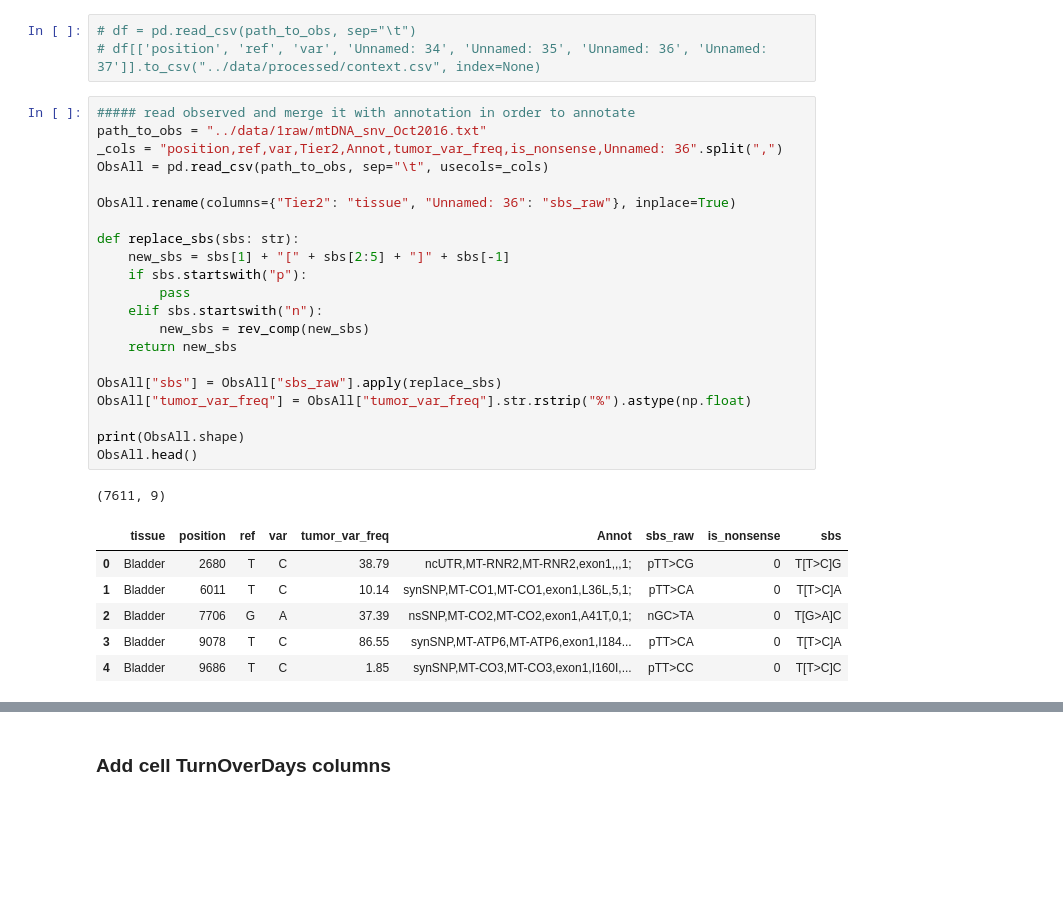
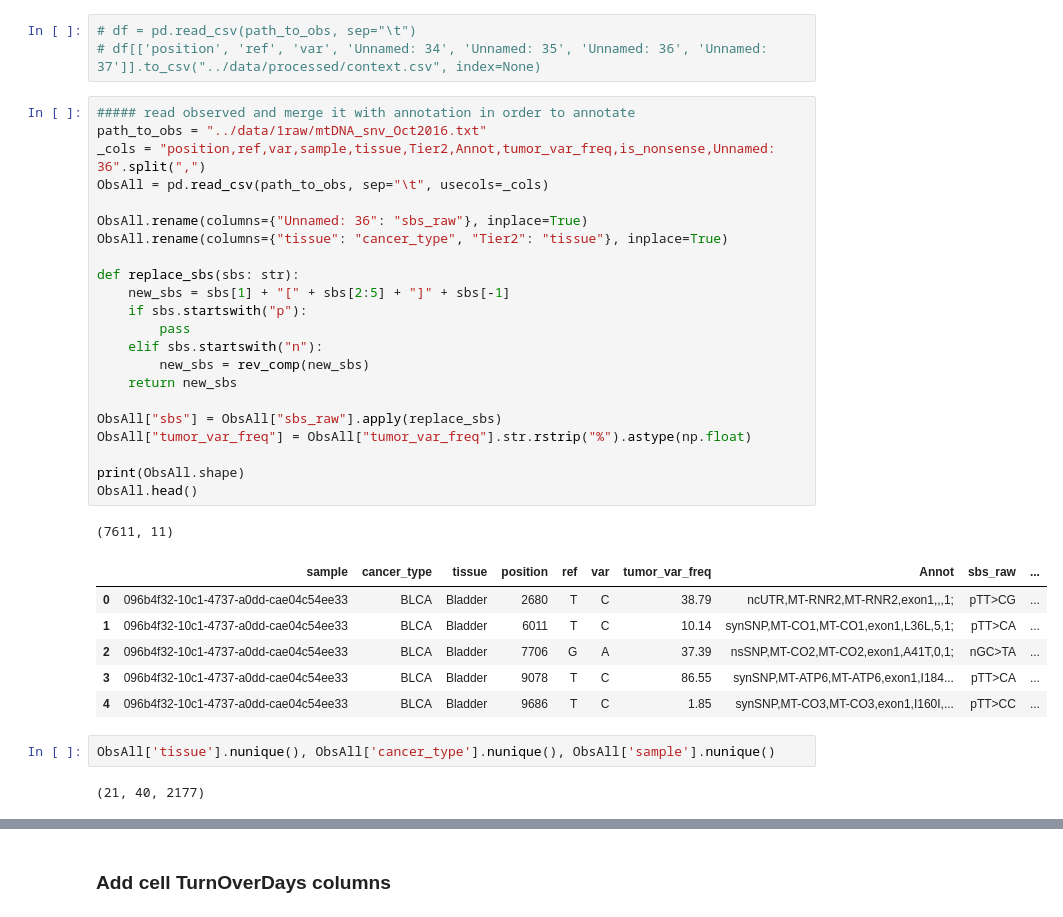
Before and after one commit to mitoclub/mtdnaMutSpecOfCancers, a Jupyter notebook: notebooks/mut_EDA.ipynb, the cells around one changed output, grey strips where cells are left out. Drawn from its saved outputs; the diff is of its cells as text; blank space fills up the shorter version.

Commit message:
add sample and cancer_type columns to mut table

```diff
--- a/notebooks/mut_EDA.ipynb
+++ b/notebooks/mut_EDA.ipynb
@@ -37,29 +37,34 @@ sns.set_style()
 # %%
 ##### read observed and merge it with annotation in order to annotate
 path_to_obs = "../data/1raw/mtDNA_snv_Oct2016.txt"
-_cols = "position,ref,var,Tier2,Annot,tumor_var_freq,is_nonsense,Unnamed: 36".split(",")
+_cols = "position,ref,var,sample,tissue,Tier2,Annot,tumor_var_freq,is_nonsense,Unnamed: 36".split(",")
 ObsAll = pd.read_csv(path_to_obs, sep="\t", usecols=_cols)
 
-ObsAll.rename(columns={"Tier2": "tissue", "Unnamed: 36": "sbs_raw"}, inplace=True)
+ObsAll.rename(columns={"Unnamed: 36": "sbs_raw"}, inplace=True)
+ObsAll.rename(columns={"tissue": "cancer_type", "Tier2": "tissue"}, inplace=True)
 
 def replace_sbs(sbs: str):
     new_sbs = sbs[1] + "[" + sbs[2:5] + "]" + sbs[-1]
     if sbs.startswith("p"):
         pass
     elif sbs.startswith("n"):
         new_sbs = rev_comp(new_sbs)
     return new_sbs
 
 ObsAll["sbs"] = ObsAll["sbs_raw"].apply(replace_sbs)
 ObsAll["tumor_var_freq"] = ObsAll["tumor_var_freq"].str.rstrip("%").astype(np.float)
 
 print(ObsAll.shape)
 ObsAll.head()
 # %% [output]
-(7611, 9)
+(7611, 11)
-|  | tissue | position | ref | var | tumor_var_freq | Annot | sbs_raw | is_nonsense | sbs |
-| 0 | Bladder | 2680 | T | C | 38.79 | ncUTR,MT-RNR2,MT-RNR2,exon1,,,1; | pTT>CG | 0 | T[T>C]G |
-| 1 | Bladder | 6011 | T | C | 10.14 | synSNP,MT-CO1,MT-CO1,exon1,L36L,5,1; | pTT>CA | 0 | T[T>C]A |
-| 2 | Bladder | 7706 | G | A | 37.39 | nsSNP,MT-CO2,MT-CO2,exon1,A41T,0,1; | nGC>TA | 0 | T[G>A]C |
-| 3 | Bladder | 9078 | T | C | 86.55 | synSNP,MT-ATP6,MT-ATP6,exon1,I184... | pTT>CA | 0 | T[T>C]A |
-| 4 | Bladder | 9686 | T | C | 1.85 | synSNP,MT-CO3,MT-CO3,exon1,I160I,... | pTT>CC | 0 | T[T>C]C |
+|  | sample | cancer_type | tissue | position | ref | var | tumor_var_freq | Annot | sbs_raw | ... |
+| 0 | 096b4f32-10c1-4737-a0dd-cae04c54ee33 | BLCA | Bladder | 2680 | T | C | 38.79 | ncUTR,MT-RNR2,MT-RNR2,exon1,,,1; | pTT>CG | ... |
+| 1 | 096b4f32-10c1-4737-a0dd-cae04c54ee33 | BLCA | Bladder | 6011 | T | C | 10.14 | synSNP,MT-CO1,MT-CO1,exon1,L36L,5,1; | pTT>CA | ... |
+| 2 | 096b4f32-10c1-4737-a0dd-cae04c54ee33 | BLCA | Bladder | 7706 | G | A | 37.39 | nsSNP,MT-CO2,MT-CO2,exon1,A41T,0,1; | nGC>TA | ... |
+| 3 | 096b4f32-10c1-4737-a0dd-cae04c54ee33 | BLCA | Bladder | 9078 | T | C | 86.55 | synSNP,MT-ATP6,MT-ATP6,exon1,I184... | pTT>CA | ... |
+| 4 | 096b4f32-10c1-4737-a0dd-cae04c54ee33 | BLCA | Bladder | 9686 | T | C | 1.85 | synSNP,MT-CO3,MT-CO3,exon1,I160I,... | pTT>CC | ... |
+# %%
+ObsAll['tissue'].nunique(), ObsAll['cancer_type'].nunique(), ObsAll['sample'].nunique()
+# %% [output]
+(21, 40, 2177)
```
Also changed, not shown: parts of 2 cells of this notebook, 1 other file.
